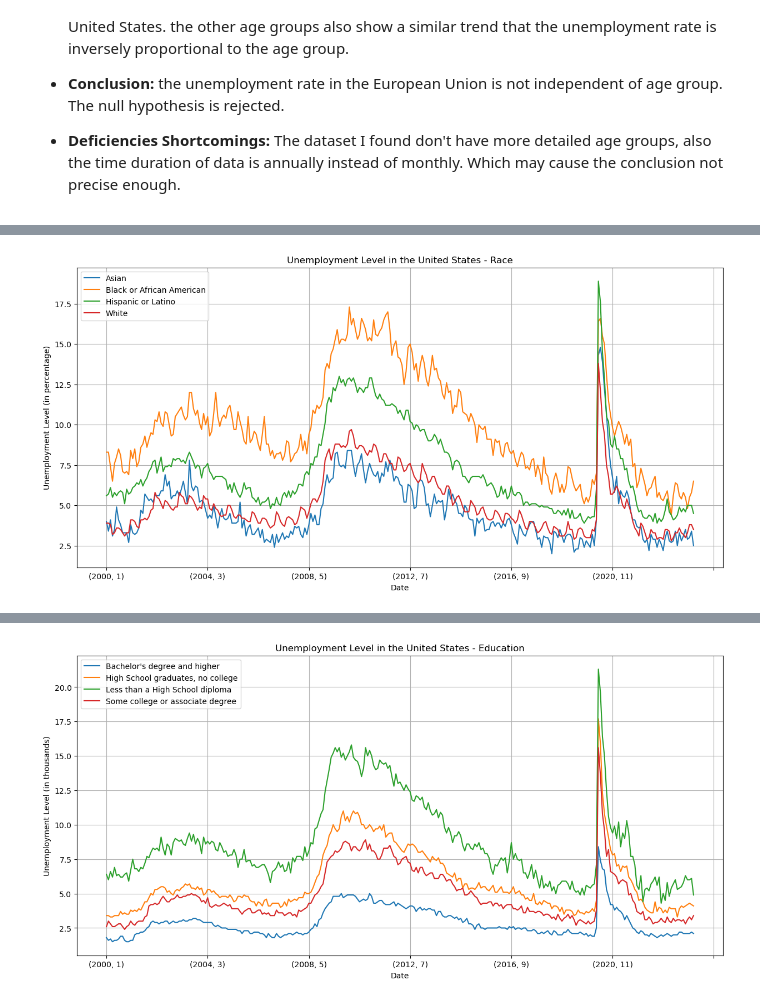
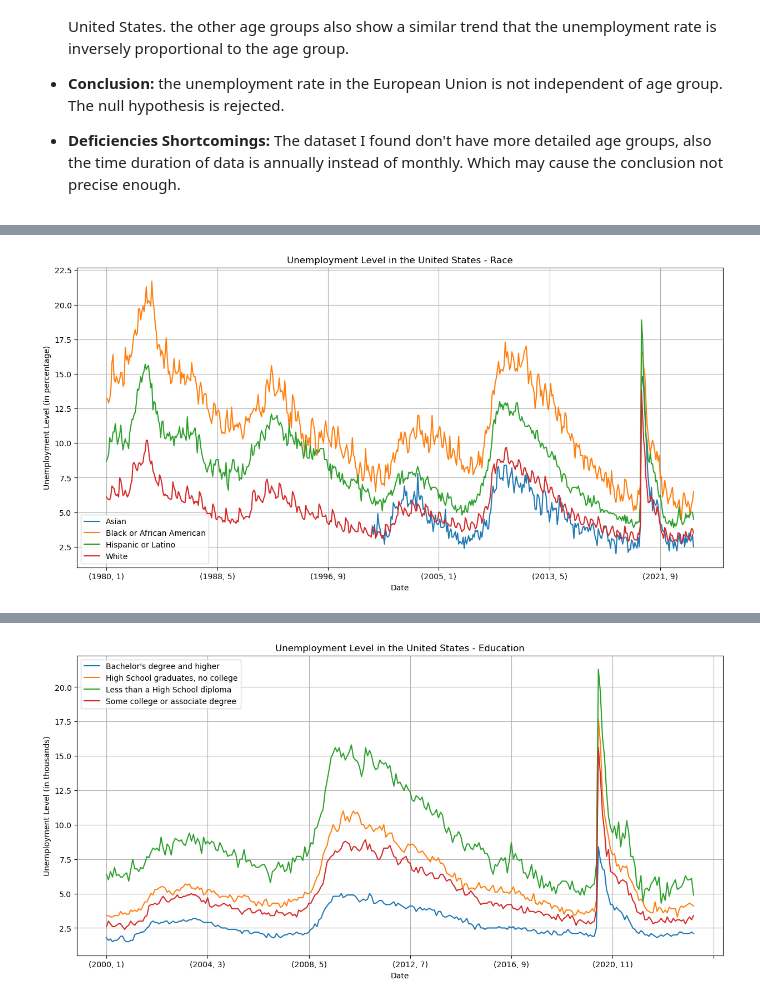
Before and after one commit to Zhen3408/2024Spr_projects, a Jupyter notebook: Final_Project.ipynb, the cells around one changed output, grey strips where cells are left out. Cells and saved outputs as stored; diff of their text form; code cells hidden in the pictures.

```diff
--- a/Final_Project.ipynb
+++ b/Final_Project.ipynb
@@ -86,12 +87,12 @@ They have the following hypothesis:
 **Null Hypothesis: Unemployment rate in the United States is independent of Race <br>
 Alternative Hypothesis: Unemployment rate in the United States is NOT independent of Race**
 # %%
-df_race = concatenate_usbls_files(dir_path='./Data/USBLS/Race/', blank_row=12)
+df_race = concatenate_usbls_files(dir_path='./Data/USBLS/Race/', blank_row=12, year_range=(1980, 2024))
 df_race.plot(figsize=(15, 7), linewidth = 1.5)
 plt.grid()
 plt.xlabel('Date')
 plt.ylabel('Unemployment Level (in percentage)')
 plt.title('Unemployment Level in the United States - Race')
 plt.show()
 # %% [output]
-[figure, old version]
+[figure, new version]
```
Also changed, not shown: parts of 7 cells of this notebook, 3 other files.
